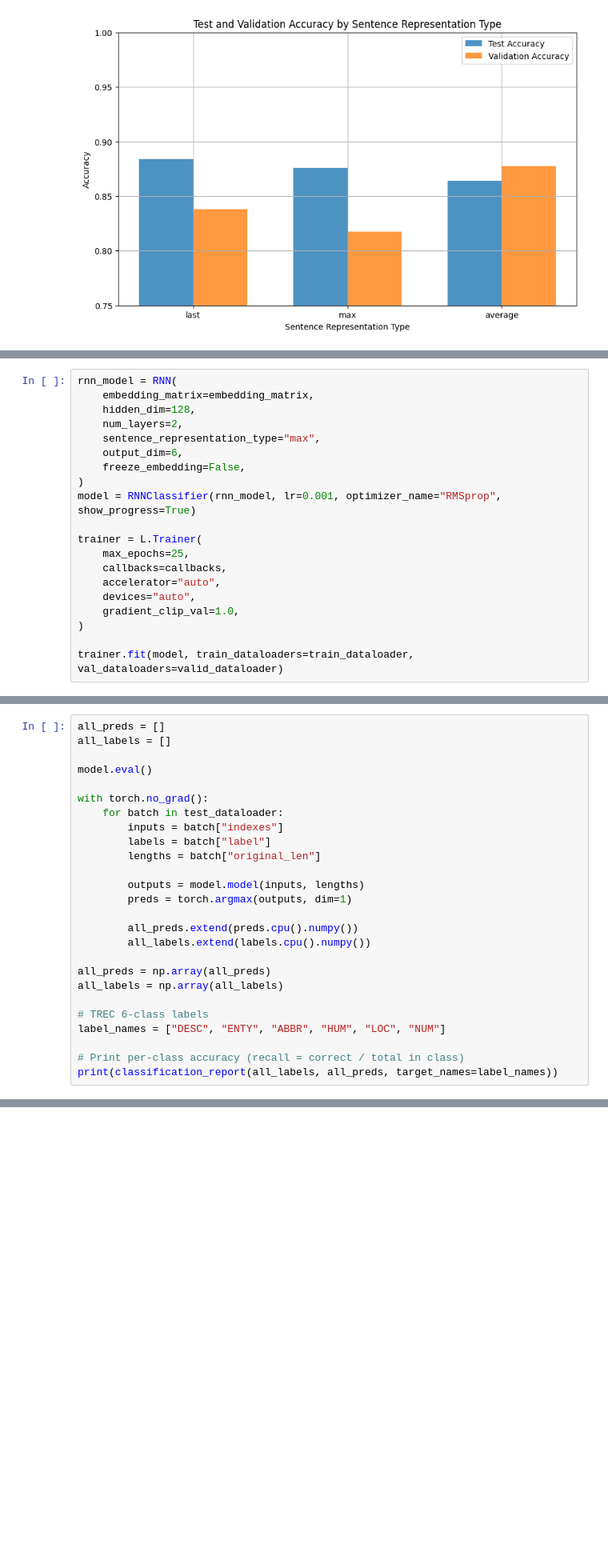
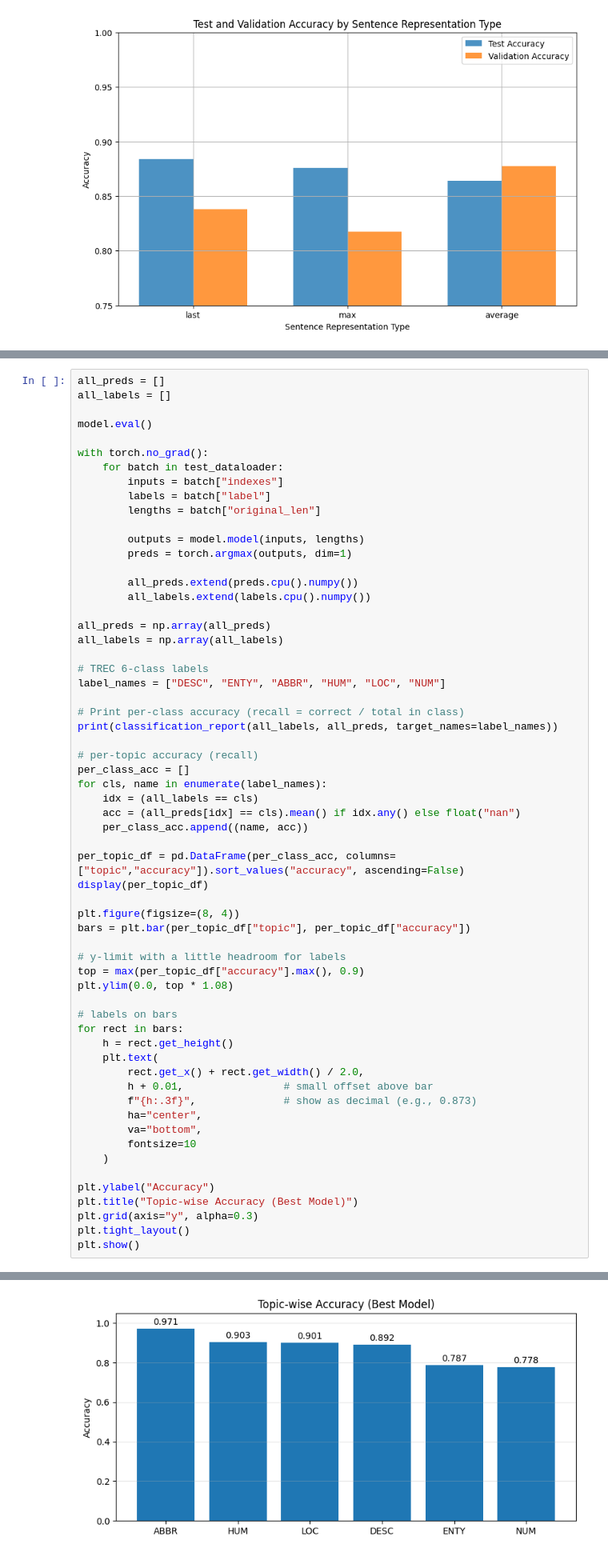
Before and after one commit to CLinnSheng/SC4002, a Jupyter notebook: part2.ipynb, the cells around one changed output, grey strips where cells are left out. Shown at 80% size. Drawn from its saved outputs; the diff is of its cells as text; blank space fills up the shorter version.

```diff
--- a/part2.ipynb
+++ b/part2.ipynb
@@ -904,20 +1293,0 @@ rnn = RNN(
-# %%
-rnn_model = RNN(
-    embedding_matrix=embedding_matrix,
-    hidden_dim=128,
-    num_layers=2,
-    sentence_representation_type="max",
-    output_dim=6,
-    freeze_embedding=False,
-)
-model = RNNClassifier(rnn_model, lr=0.001, optimizer_name="RMSprop", show_progress=True)
-
-trainer = L.Trainer(
-    max_epochs=25,
-    callbacks=callbacks,
-    accelerator="auto",
-    devices="auto",
-    gradient_clip_val=1.0,
-)
-
-trainer.fit(model, train_dataloaders=train_dataloader, val_dataloaders=valid_dataloader)
@@ -965,6 +1317,41 @@ label_names = ["DESC", "ENTY", "ABBR", "HUM", "LOC", "NUM"]
 
 # Print per-class accuracy (recall = correct / total in class)
 print(classification_report(all_labels, all_preds, target_names=label_names))
+
+# per-topic accuracy (recall)
+per_class_acc = []
+for cls, name in enumerate(label_names):
+    idx = (all_labels == cls)
+    acc = (all_preds[idx] == cls).mean() if idx.any() else float("nan")
+    per_class_acc.append((name, acc))
+
+per_topic_df = pd.DataFrame(per_class_acc, columns=["topic","accuracy"]).sort_values("accuracy", ascending=False)
+display(per_topic_df)
+
+plt.figure(figsize=(8, 4))
+bars = plt.bar(per_topic_df["topic"], per_topic_df["accuracy"])
+
+# y-limit with a little headroom for labels
+top = max(per_topic_df["accuracy"].max(), 0.9)
+plt.ylim(0.0, top * 1.08)
+
+# labels on bars
+for rect in bars:
+    h = rect.get_height()
+    plt.text(
+        rect.get_x() + rect.get_width() / 2.0,
+        h + 0.01,                # small offset above bar
+        f"{h:.3f}",              # show as decimal (e.g., 0.873)
+        ha="center",
+        va="bottom",
+        fontsize=10
+    )
+
+plt.ylabel("Accuracy")
+plt.title("Topic-wise Accuracy (Best Model)")
+plt.grid(axis="y", alpha=0.3)
+plt.tight_layout()
+plt.show()
 # %% [output]
               precision    recall  f1-score   support
 
@@ -981 +1375,2 @@ weighted avg       0.90      0.90      0.90       500
+[figure, added]
 # %% [markdown]
```
Also changed, not shown: parts of 63 cells of this notebook.
